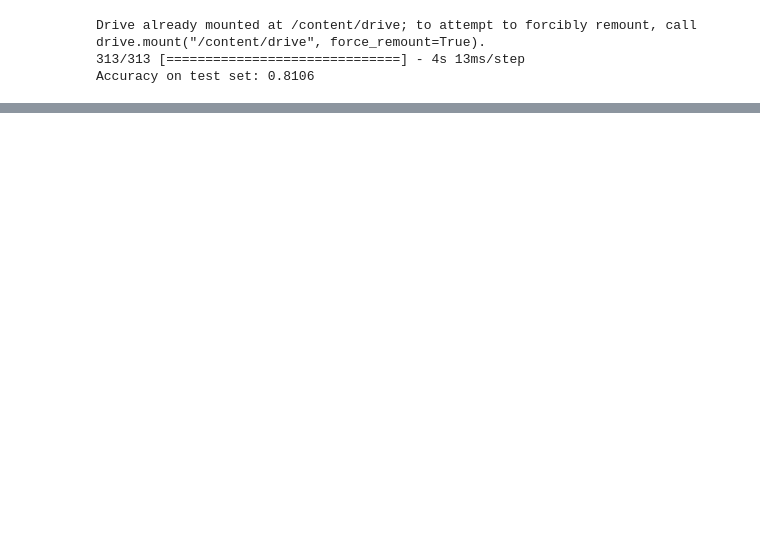
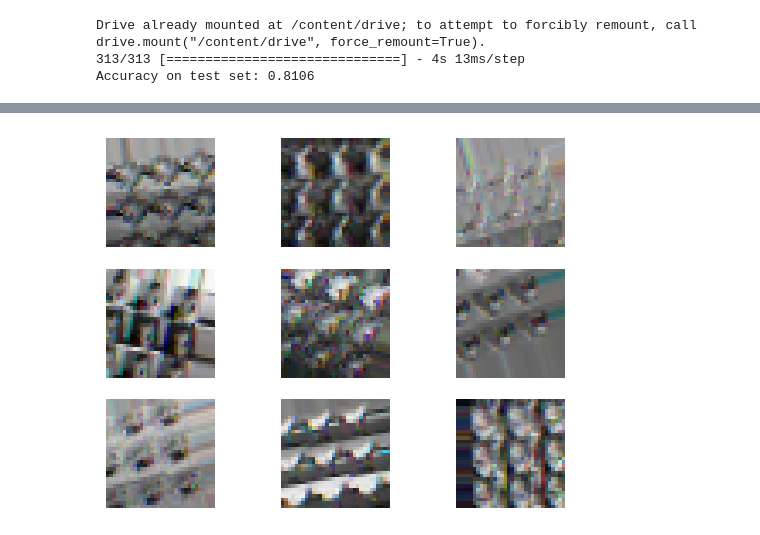
Before and after one commit to Uz8351/MyPhython, a Jupyter notebook: Aula_28_PROYECTO_BASICO_19_EN_23.ipynb, the cells around one changed output, grey strips where cells are left out. Cells and saved outputs as stored; diff of their text form; code cells hidden in the pictures; blank space fills up the shorter version.

```diff
--- a/Aula_28_PROYECTO_BASICO_19_EN_23.ipynb
+++ b/Aula_28_PROYECTO_BASICO_19_EN_23.ipynb
@@ -146,6 +146,17 @@ print(f'\nAccuracy on test set: {test_acc}')
 
 # Guardar el modelo entrenado
 model.save('/content/drive/MyDrive/druida/cifar-10/Mi_Modulo_Hilario.h5')
+
+import matplotlib.pyplot as plt
+
+# Muestra algunas imágenes después de aplicar el aumento de datos
+augmented_images = datagen.flow(x_train, y_train, batch_size=1)
+for i in range(9):
+    plt.subplot(3, 3, i + 1)
+    augmented_image = augmented_images.next()
+    plt.imshow(augmented_image[0][0])
+    plt.axis('off')
+plt.show()
 # %% [output]
 Drive already mounted at /content/drive; to attempt to forcibly remount, call drive.mount("/content/drive", force_remount=True).
 Epoch 1/10
@@ -166,0 +178 @@ Accuracy on test set: 0.34790000319480896
+[figure, added]
```
Also changed, not shown: parts of 1 cell of this notebook.
